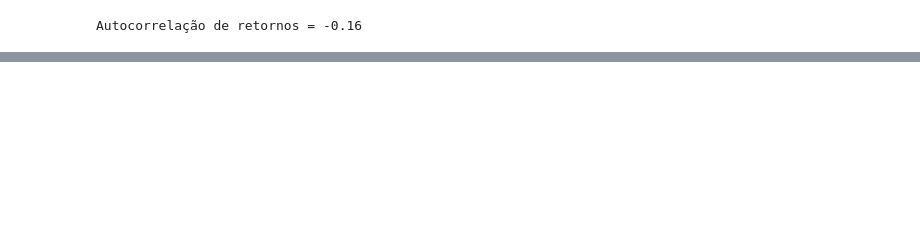
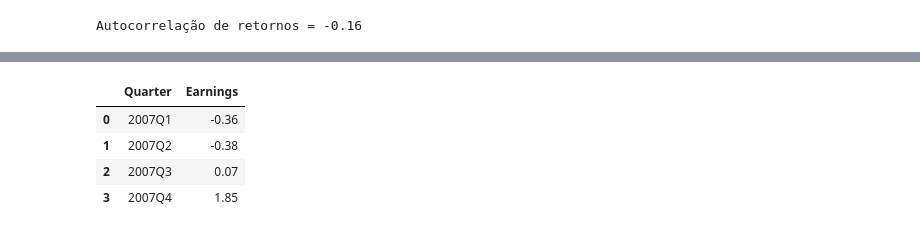
Before and after one commit to EddyGiusepe/Time_Series_ONE, a Jupyter notebook: Time_Series_Analysis_in_Python.ipynb, the cells around one changed output, grey strips where cells are left out. Saved outputs shown, nothing was run; the diff lists cells and outputs as text; code cells hidden in the pictures; blank space fills up the shorter version.

```diff
--- a/Time_Series_Analysis_in_Python.ipynb
+++ b/Time_Series_Analysis_in_Python.ipynb
@@ -64,0 +92,11 @@ Autocorrelação de retornos = -0.16
+# %%
+hrb.head(4)
+
+# Quarter --> Trimestre, quarto
+# Earnings --> ganhos, sálario
+# %% [output]
+|  | Quarter | Earnings |
+| 0 | 2007Q1 | -0.36 |
+| 1 | 2007Q2 | -0.38 |
+| 2 | 2007Q3 | 0.07 |
+| 3 | 2007Q4 | 1.85 |
```
Also changed, not shown: parts of 10 cells of this notebook.
